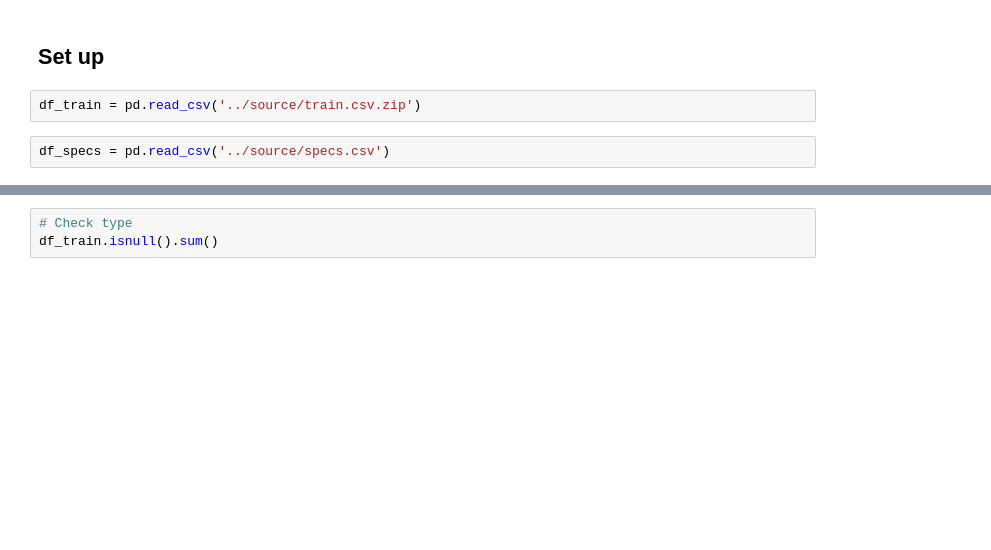
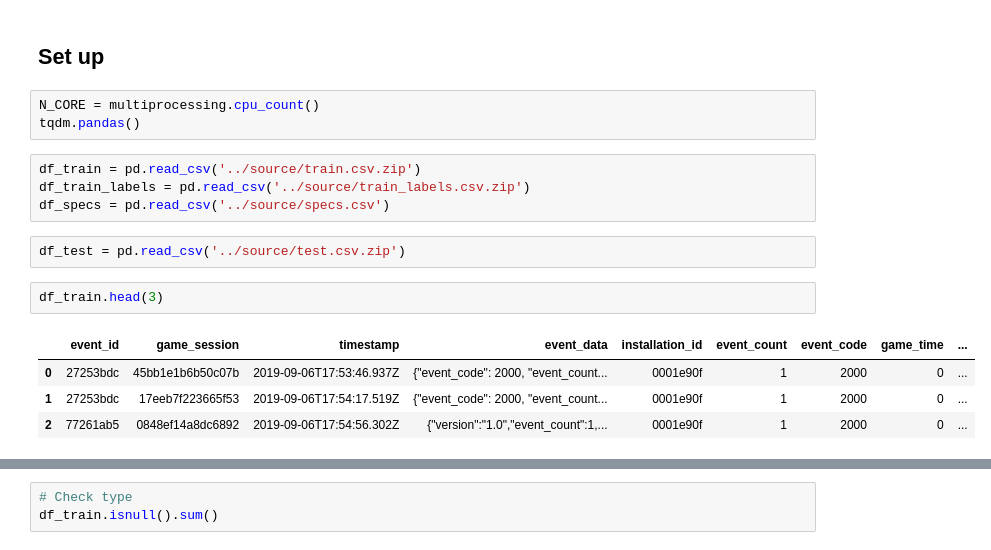
Before and after one commit to tanico-rikudo/TackleKaggle, a Jupyter notebook: PbsKids/analysis/PbsKidsAnalysis.ipynb, the cells around one changed output, grey strips where cells are left out. Saved outputs shown, nothing was run; the diff lists cells and outputs as text; blank space fills up the shorter version.

```diff
--- a/PbsKids/analysis/PbsKidsAnalysis.ipynb
+++ b/PbsKids/analysis/PbsKidsAnalysis.ipynb
@@ -250,6 +201,18 @@ import multiprocessing
 # %% [markdown]
 ## Set up
+# %%
+N_CORE = multiprocessing.cpu_count()
+tqdm.pandas()
+# %%
+df_train = pd.read_csv('../source/train.csv.zip')
+df_train_labels = pd.read_csv('../source/train_labels.csv.zip')
+df_specs = pd.read_csv('../source/specs.csv')
 # %%
-df_train = pd.read_csv('../source/train.csv.zip')
+df_test = pd.read_csv('../source/test.csv.zip')
-# %%
-df_specs = pd.read_csv('../source/specs.csv')
+# %%
+df_train.head(3)
+# %% [output]
+|  | event_id | game_session | timestamp | event_data | installation_id | event_count | event_code | game_time | ... |
+| 0 | 27253bdc | 45bb1e1b6b50c07b | 2019-09-06T17:53:46.937Z | {"event_code": 2000, "event_count... | 0001e90f | 1 | 2000 | 0 | ... |
+| 1 | 27253bdc | 17eeb7f223665f53 | 2019-09-06T17:54:17.519Z | {"event_code": 2000, "event_count... | 0001e90f | 1 | 2000 | 0 | ... |
+| 2 | 77261ab5 | 0848ef14a8dc6892 | 2019-09-06T17:54:56.302Z | {"version":"1.0","event_count":1,... | 0001e90f | 1 | 2000 | 0 | ... |
```
Also changed, not shown: parts of 54 cells of this notebook, 1 other file.
